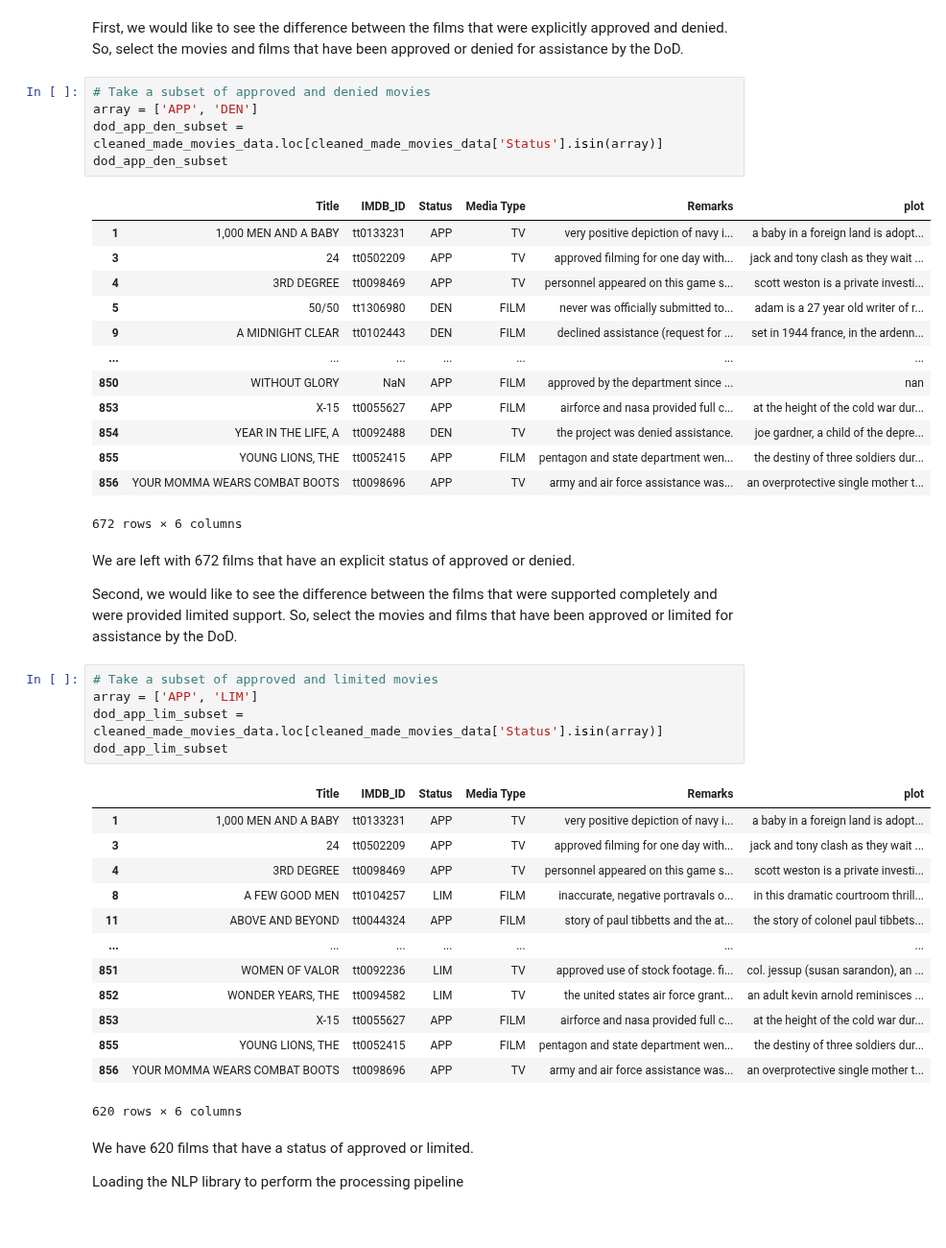
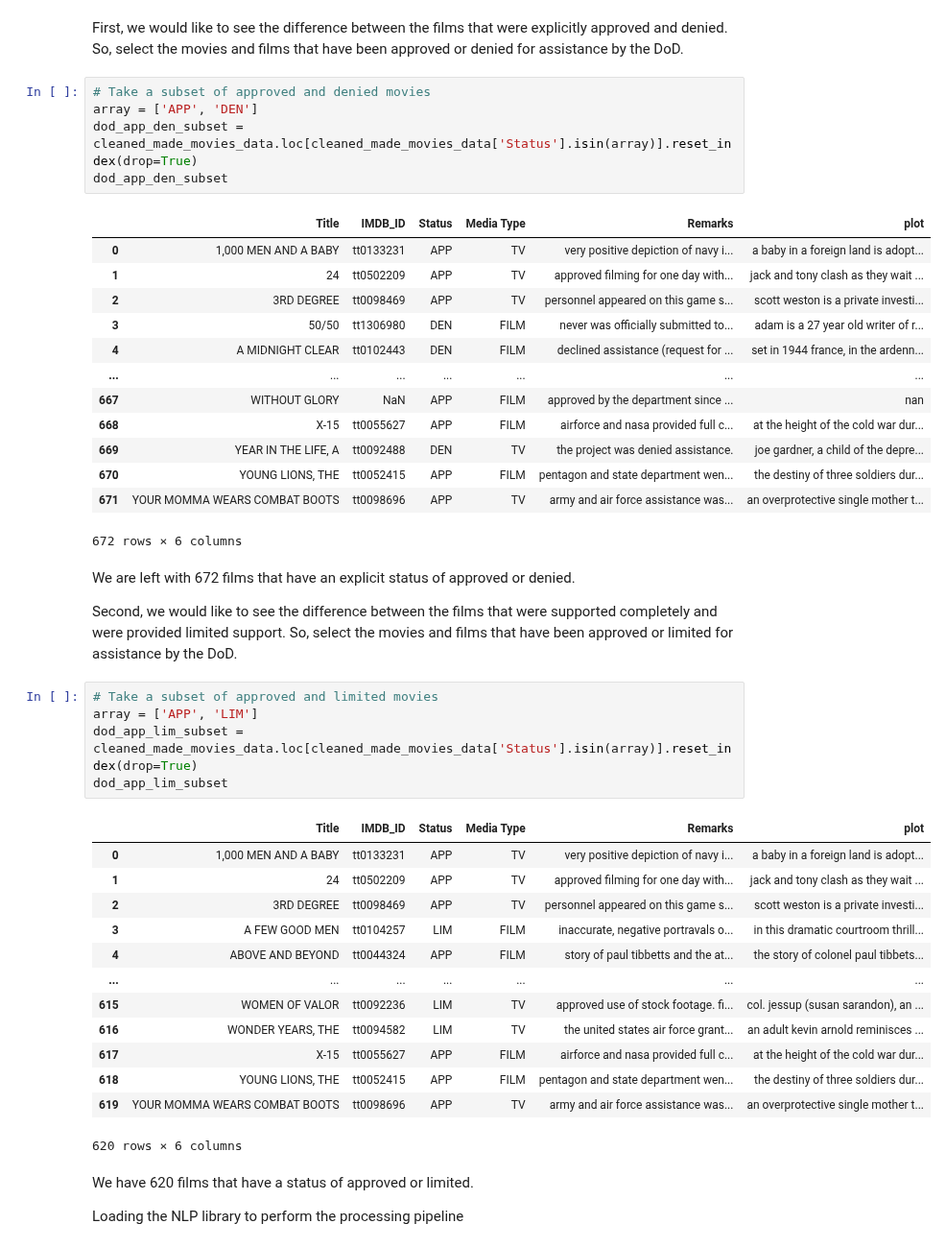
Before and after one commit to ravinitheshreddy/SubtlePropaganda, a Jupyter notebook: notebooks/analysis_with_scattertext.ipynb, the cells around one changed output. Shown at 96% size. Saved outputs shown, nothing was run; the diff lists cells and outputs as text.

```diff
--- a/notebooks/analysis_with_scattertext.ipynb
+++ b/notebooks/analysis_with_scattertext.ipynb
@@ -103,21 +103,21 @@ First, we would like to see the difference between the films that were explicitl
 # %%
 # Take a subset of approved and denied movies
 array = ['APP', 'DEN']
-dod_app_den_subset = cleaned_made_movies_data.loc[cleaned_made_movies_data['Status'].isin(array)]
+dod_app_den_subset = cleaned_made_movies_data.loc[cleaned_made_movies_data['Status'].isin(array)].reset_index(drop=True)
 dod_app_den_subset
 # %% [output]
 |  | Title | IMDB_ID | Status | Media Type | Remarks | plot |
-| 1 | 1,000 MEN AND A BABY | tt0133231 | APP | TV | very positive depiction of navy i... | a baby in a foreign land is adopt... |
-| 3 | 24 | tt0502209 | APP | TV | approved filming for one day with... | jack and tony clash as they wait ... |
-| 4 | 3RD DEGREE | tt0098469 | APP | TV | personnel appeared on this game s... | scott weston is a private investi... |
-| 5 | 50/50 | tt1306980 | DEN | FILM | never was officially submitted to... | adam is a 27 year old writer of r... |
-| 9 | A MIDNIGHT CLEAR | tt0102443 | DEN | FILM | declined assistance (request for ... | set in 1944 france, in the ardenn... |
+| 0 | 1,000 MEN AND A BABY | tt0133231 | APP | TV | very positive depiction of navy i... | a baby in a foreign land is adopt... |
+| 1 | 24 | tt0502209 | APP | TV | approved filming for one day with... | jack and tony clash as they wait ... |
+| 2 | 3RD DEGREE | tt0098469 | APP | TV | personnel appeared on this game s... | scott weston is a private investi... |
+| 3 | 50/50 | tt1306980 | DEN | FILM | never was officially submitted to... | adam is a 27 year old writer of r... |
+| 4 | A MIDNIGHT CLEAR | tt0102443 | DEN | FILM | declined assistance (request for ... | set in 1944 france, in the ardenn... |
 | ... | ... | ... | ... | ... | ... | ... |
-| 850 | WITHOUT GLORY | NaN | APP | FILM | approved by the department since ... | nan |
-| 853 | X-15 | tt0055627 | APP | FILM | airforce and nasa provided full c... | at the height of the cold war dur... |
-| 854 | YEAR IN THE LIFE, A | tt0092488 | DEN | TV | the project was denied assistance. | joe gardner, a child of the depre... |
-| 855 | YOUNG LIONS, THE | tt0052415 | APP | FILM | pentagon and state department wen... | the destiny of three soldiers dur... |
-| 856 | YOUR MOMMA WEARS COMBAT BOOTS | tt0098696 | APP | TV | army and air force assistance was... | an overprotective single mother t... |
+| 667 | WITHOUT GLORY | NaN | APP | FILM | approved by the department since ... | nan |
+| 668 | X-15 | tt0055627 | APP | FILM | airforce and nasa provided full c... | at the height of the cold war dur... |
+| 669 | YEAR IN THE LIFE, A | tt0092488 | DEN | TV | the project was denied assistance. | joe gardner, a child of the depre... |
+| 670 | YOUNG LIONS, THE | tt0052415 | APP | FILM | pentagon and state department wen... | the destiny of three soldiers dur... |
+| 671 | YOUR MOMMA WEARS COMBAT BOOTS | tt0098696 | APP | TV | army and air force assistance was... | an overprotective single mother t... |
 672 rows × 6 columns
 # %% [markdown]
 We are left with 672 films that have an explicit status of approved or denied.
@@ -126,21 +126,21 @@ Second, we would like to see the difference between the films that were supporte
 # %%
 # Take a subset of approved and limited movies
 array = ['APP', 'LIM']
-dod_app_lim_subset = cleaned_made_movies_data.loc[cleaned_made_movies_data['Status'].isin(array)]
+dod_app_lim_subset = cleaned_made_movies_data.loc[cleaned_made_movies_data['Status'].isin(array)].reset_index(drop=True)
 dod_app_lim_subset
 # %% [output]
 |  | Title | IMDB_ID | Status | Media Type | Remarks | plot |
-| 1 | 1,000 MEN AND A BABY | tt0133231 | APP | TV | very positive depiction of navy i... | a baby in a foreign land is adopt... |
-| 3 | 24 | tt0502209 | APP | TV | approved filming for one day with... | jack and tony clash as they wait ... |
-| 4 | 3RD DEGREE | tt0098469 | APP | TV | personnel appeared on this game s... | scott weston is a private investi... |
-| 8 | A FEW GOOD MEN | tt0104257 | LIM | FILM | inaccurate, negative portravals o... | in this dramatic courtroom thrill... |
-| 11 | ABOVE AND BEYOND | tt0044324 | APP | FILM | story of paul tibbetts and the at... | the story of colonel paul tibbets... |
+| 0 | 1,000 MEN AND A BABY | tt0133231 | APP | TV | very positive depiction of navy i... | a baby in a foreign land is adopt... |
+| 1 | 24 | tt0502209 | APP | TV | approved filming for one day with... | jack and tony clash as they wait ... |
+| 2 | 3RD DEGREE | tt0098469 | APP | TV | personnel appeared on this game s... | scott weston is a private investi... |
+| 3 | A FEW GOOD MEN | tt0104257 | LIM | FILM | inaccurate, negative portravals o... | in this dramatic courtroom thrill... |
+| 4 | ABOVE AND BEYOND | tt0044324 | APP | FILM | story of paul tibbetts and the at... | the story of colonel paul tibbets... |
 | ... | ... | ... | ... | ... | ... | ... |
-| 851 | WOMEN OF VALOR | tt0092236 | LIM | TV | approved use of stock footage. fi... | col. jessup (susan sarandon), an ... |
-| 852 | WONDER YEARS, THE | tt0094582 | LIM | TV | the united states air force grant... | an adult kevin arnold reminisces ... |
-| 853 | X-15 | tt0055627 | APP | FILM | airforce and nasa provided full c... | at the height of the cold war dur... |
-| 855 | YOUNG LIONS, THE | tt0052415 | APP | FILM | pentagon and state department wen... | the destiny of three soldiers dur... |
-| 856 | YOUR MOMMA WEARS COMBAT BOOTS | tt0098696 | APP | TV | army and air force assistance was... | an overprotective single mother t... |
+| 615 | WOMEN OF VALOR | tt0092236 | LIM | TV | approved use of stock footage. fi... | col. jessup (susan sarandon), an ... |
+| 616 | WONDER YEARS, THE | tt0094582 | LIM | TV | the united states air force grant... | an adult kevin arnold reminisces ... |
+| 617 | X-15 | tt0055627 | APP | FILM | airforce and nasa provided full c... | at the height of the cold war dur... |
+| 618 | YOUNG LIONS, THE | tt0052415 | APP | FILM | pentagon and state department wen... | the destiny of three soldiers dur... |
+| 619 | YOUR MOMMA WEARS COMBAT BOOTS | tt0098696 | APP | TV | army and air force assistance was... | an overprotective single mother t... |
 620 rows × 6 columns
 # %% [markdown]
 We have 620 films that have a status of approved or limited.
```
Also changed, not shown: parts of 4 cells of this notebook, 1 other file.
